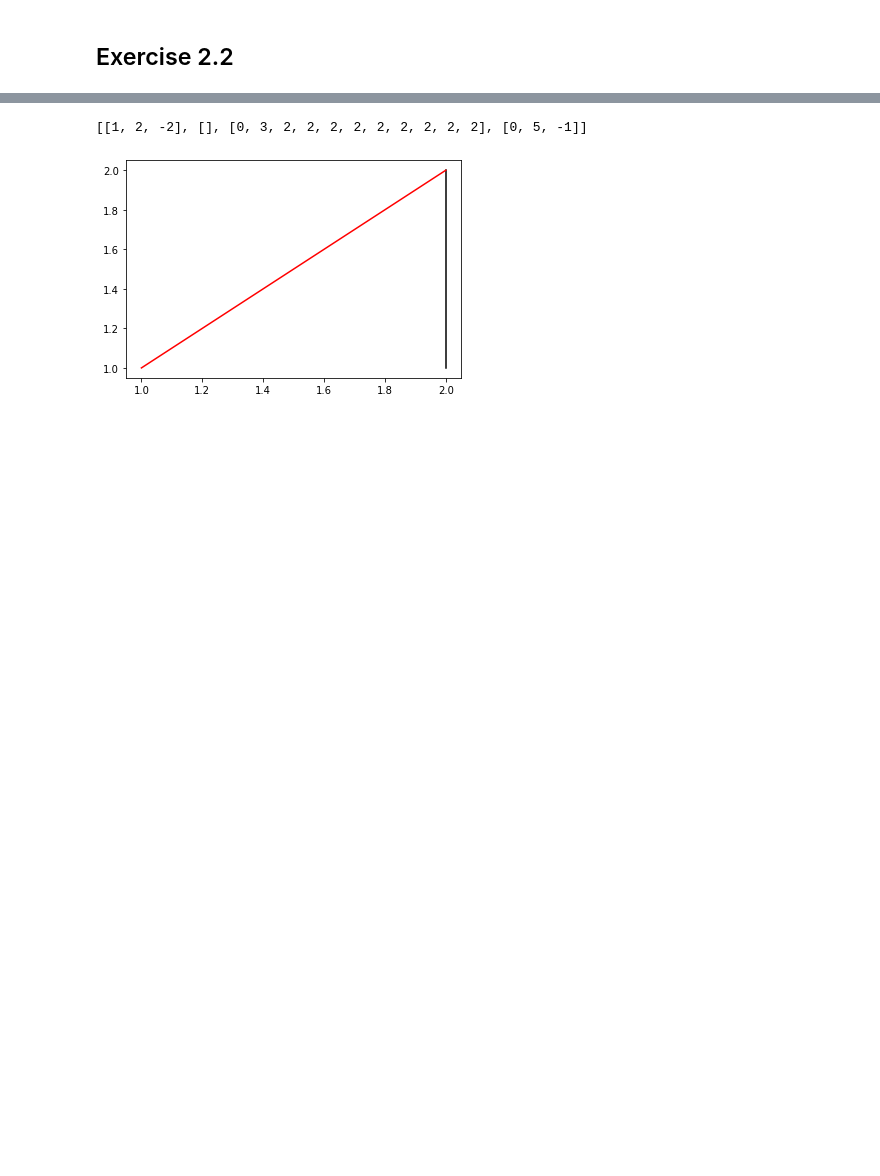
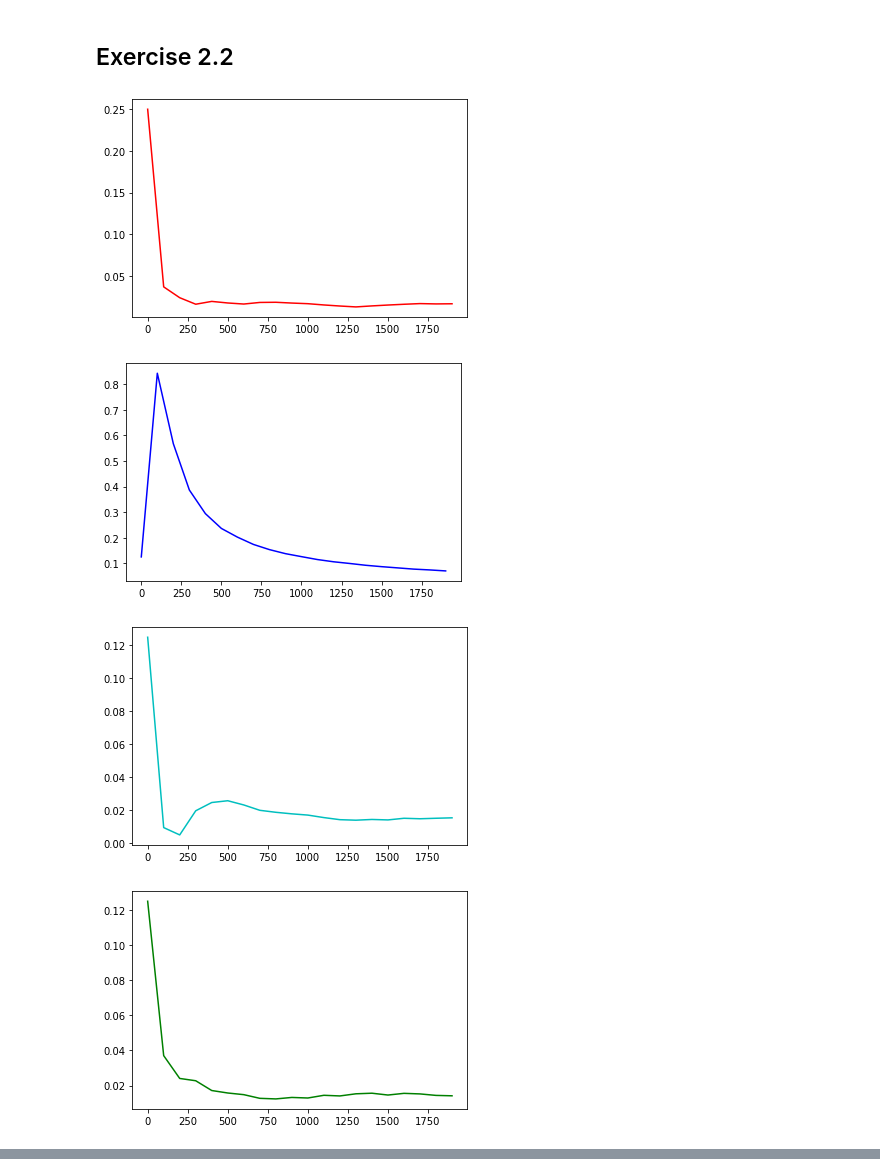
Before and after one commit to AleRiccardi/robot-learning-course, a Jupyter notebook: assignment-2/assignment_02.ipynb, the cells around one changed output, grey strips where cells are left out. Drawn from its saved outputs; the diff is of its cells as text; code cells hidden in the pictures; blank space fills up the shorter version.

```diff
--- a/assignment-2/assignment_02.ipynb
+++ b/assignment-2/assignment_02.ipynb
@@ -51,20 +51,16 @@ def compute_action(Q, greedy=True):
     # Update Q table
     Q[action].append(reward)
 
-
-colors = ["-r", "-b", "-c", "-g","-m", "-y", "-y", "-k"]
-XYs = [[[], []]] * 8
+XYs = [[[], []] for x in range(8)]
 
 def save_usage(Q, count):
 
-    percentages = [0] * 7
+    percentages = [0 for x in range(7)]
 
     for idx in range(len(Q)):
         if len(Q[idx]) != 0:
-            percentages[idx] = sum(Q[idx]) / len(Q[idx])
+            percentages[idx] = len(Q[idx]) / len(np.concatenate(Q).ravel())
 
-    print(percentages)
-    print(Q)
     # Plot percentage arms
     for idx in range(len(Q)):
         XYs[idx][0].append(count)
@@ -80,22 +76,25 @@ def show_usage():
         plt.show()
 # %%
 # Action/Reward table
-Q = [[]] * 7
+Q = [[0] for x in range(7)]
 
 # Epsilon
 e = 0.1
 
 for x in range(2000):
     # Exploit or Explore
     if np.random.uniform(0,1) > 0.1:
-        #TODO: exploit
         compute_action(Q, True)
-
     else:
         # Choose random action (i.e. arm)
         compute_action(Q, False)
 
     if x % 100 == 0:
         save_usage(Q, x)
 
 show_usage()
+# %% [output]
+[figure, added]
+[figure, added]
+[figure, added]
+[figure, added]
@@ -109,11 +104,0 @@ a = [
-# %%
-compute_action(a)
-a
-# %% [output]
-[[1, 2, -2], [], [0, 3, 2, 2, 2, 2, 2, 2, 2, 2, 2], [0, 5, -1]]
-# %%
-plt.plot([2, 2], [1, 2], "-k")
-plt.plot([1, 2], [1, 2], "-r")
-plt.show()
-# %% [output]
-[figure, removed]
```
Also changed, not shown: parts of 9 cells of this notebook.
